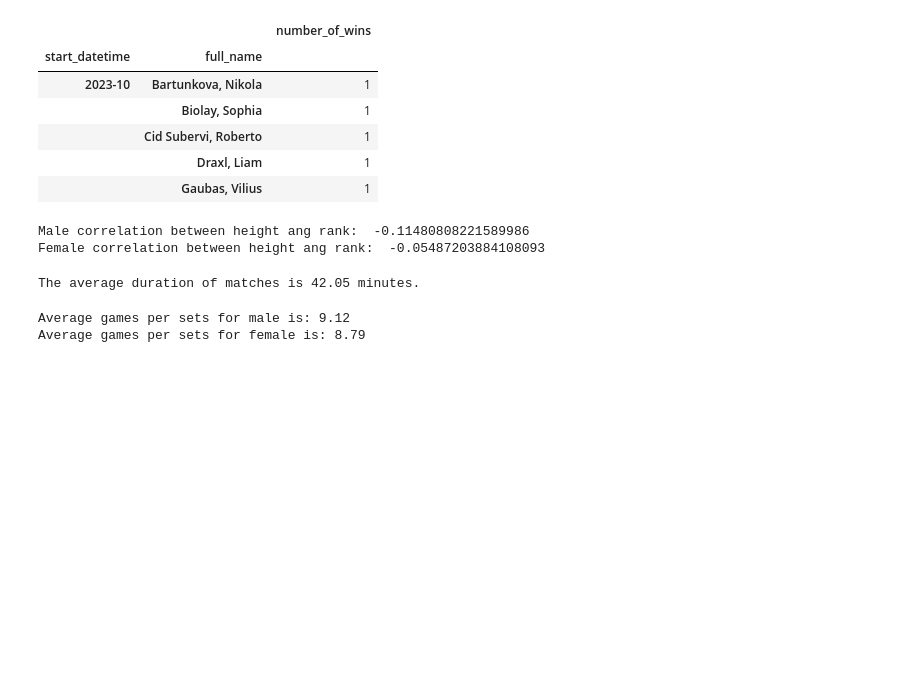
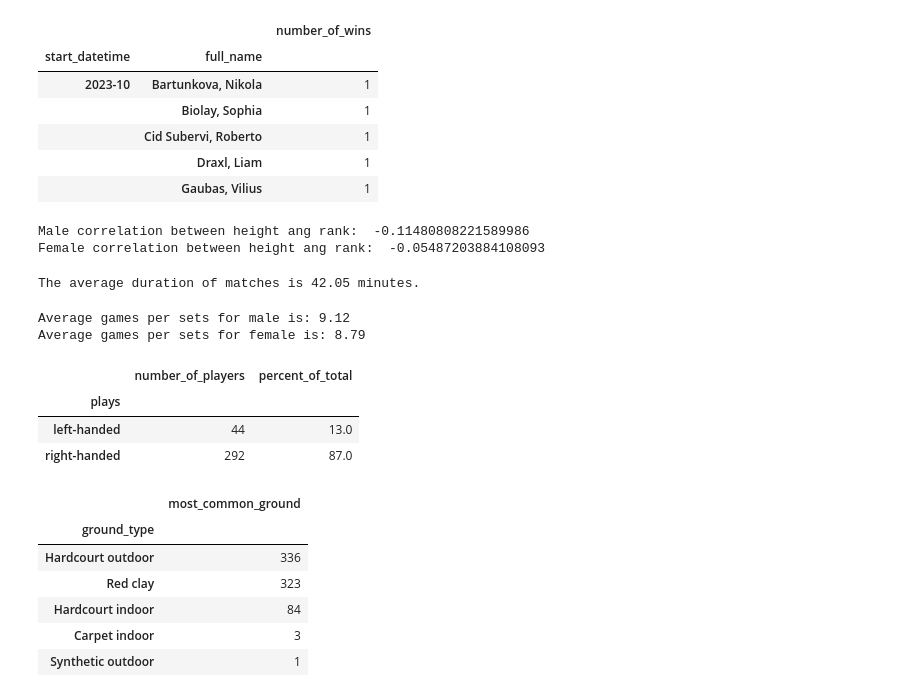
Before and after one commit to amin-eghbalian/data_analysis_tennis_peroject, a Jupyter notebook: HW10_project_data.ipynb, the cells around one changed output. Cells and saved outputs as stored; diff of their text form; code cells hidden in the pictures; blank space fills up the shorter version.

Commit message:
added questions till number 15

```diff
--- a/HW10_project_data.ipynb
+++ b/HW10_project_data.ipynb
@@ -397,0 +396,35 @@ Average games per sets for female is: 8.79
+# %%
+# Q13 What is the distribution of left-handed versus right-handed players?
+left_right_hand_df = pd.merge(home_team_df[["slug","gender","plays"]],
+                              away_team_df[["slug","gender","plays"]], how="outer")
+
+# data cleaning
+left_right_hand_df.duplicated().sum() # no duplicated
+left_right_hand_df.isna().sum() #464
+left_right_hand_df = left_right_hand_df.dropna().reset_index(drop=True) # remove nan plays
+
+left_right_hand_df = left_right_hand_df.groupby("plays").agg(number_of_players=("plays","count"))
+left_right_hand_df["percent_of_total"] = np.multiply(np.divide(left_right_hand_df["number_of_players"] ,
+                                                     left_right_hand_df["number_of_players"].sum()).round(2), 100)
+left_right_hand_df
+# %% [output]
+|  | number_of_players | percent_of_total |
+| plays |  |  |
+| left-handed | 44 | 13.0 |
+| right-handed | 292 | 87.0 |
+# %%
+# Q14 What is the most common type of surface used in tournaments?
+tournament_df["ground_type"].isna().sum() #17 nan
+tournament_df.dropna(subset=["ground_type"], inplace=True)
+
+# tournament_df["ground_type"].groupby("ground_type").agg(most_common_ground=("ground_type","count"))
+tournament_df.groupby("ground_type").agg(most_common_ground=("ground_type","count")).sort_values(
+    "most_common_ground",ascending=False)
+# %% [output]
+|  | most_common_ground |
+| ground_type |  |
+| Hardcourt outdoor | 336 |
+| Red clay | 323 |
+| Hardcourt indoor | 84 |
+| Carpet indoor | 3 |
+| Synthetic outdoor | 1 |
```
Also changed, not shown: parts of 2 cells of this notebook.
